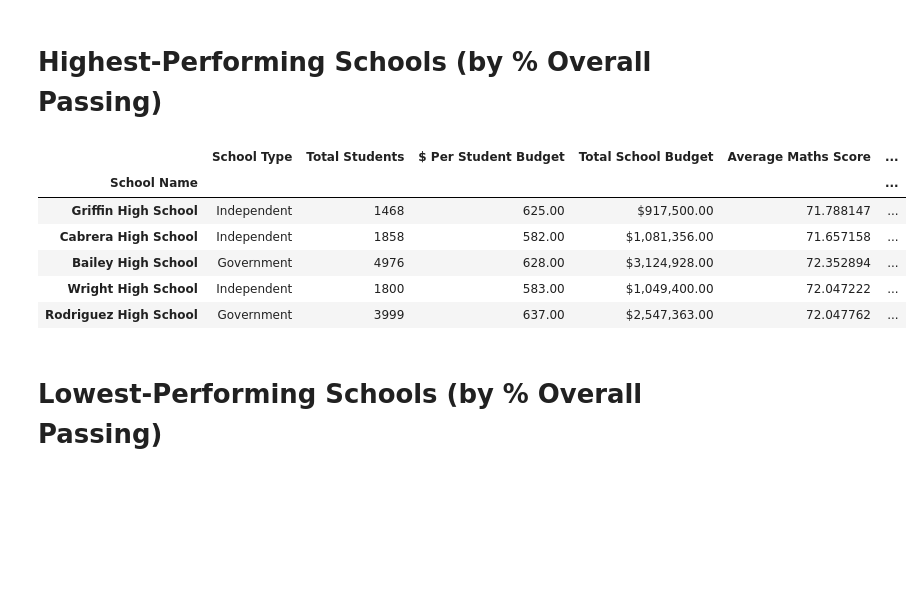
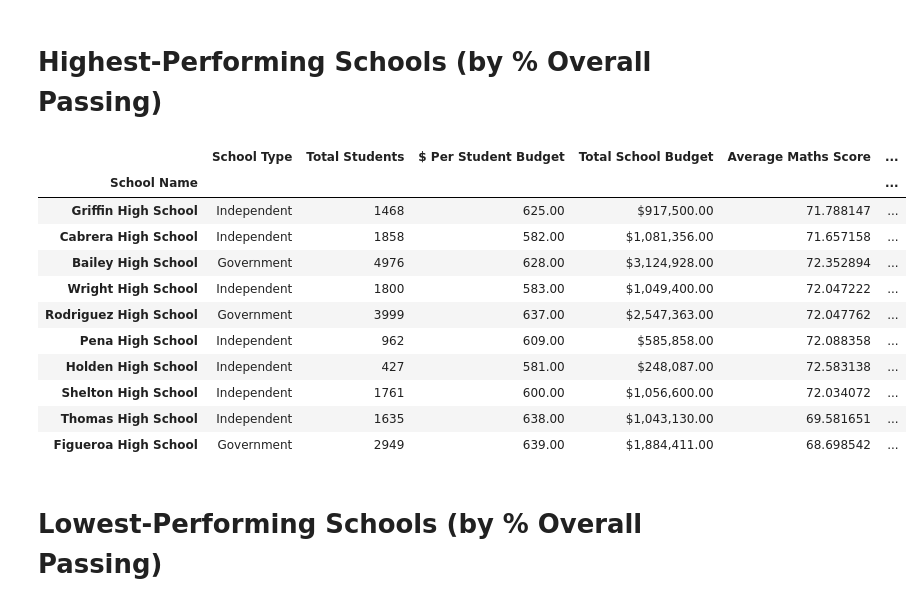
Before and after one commit to rtTAP/pandas-challenge, a Jupyter notebook: PyCitySchoolsMain.ipynb, the cells around one changed output. Drawn from its saved outputs; the diff is of its cells as text; code cells hidden in the pictures; blank space fills up the shorter version.

```diff
--- a/PyCitySchoolsMain.ipynb
+++ b/PyCitySchoolsMain.ipynb
@@ -196,15 +210,20 @@ school_summary
 # %%
 # Sort in descending order and diplay top 5 rows
 top_schools = school_summary.sort_values('% Overall Passing', ascending = False)
-top_schools.head(5)
+top_schools.head(10)
 # %% [output]
 |  | School Type | Total Students | $ Per Student Budget | Total School Budget | Average Maths Score | ... |
 | School Name |  |  |  |  |  | ... |
 | Griffin High School | Independent | 1468 | 625.00 | $917,500.00 | 71.788147 | ... |
 | Cabrera High School | Independent | 1858 | 582.00 | $1,081,356.00 | 71.657158 | ... |
 | Bailey High School | Government | 4976 | 628.00 | $3,124,928.00 | 72.352894 | ... |
 | Wright High School | Independent | 1800 | 583.00 | $1,049,400.00 | 72.047222 | ... |
 | Rodriguez High School | Government | 3999 | 637.00 | $2,547,363.00 | 72.047762 | ... |
+| Pena High School | Independent | 962 | 609.00 | $585,858.00 | 72.088358 | ... |
+| Holden High School | Independent | 427 | 581.00 | $248,087.00 | 72.583138 | ... |
+| Shelton High School | Independent | 1761 | 600.00 | $1,056,600.00 | 72.034072 | ... |
+| Thomas High School | Independent | 1635 | 638.00 | $1,043,130.00 | 69.581651 | ... |
+| Figueroa High School | Government | 2949 | 639.00 | $1,884,411.00 | 68.698542 | ... |
 # %% [markdown]
 # Lowest-Performing Schools (by % Overall Passing)
 # %%
```
Also changed, not shown: parts of 1 cell of this notebook.
